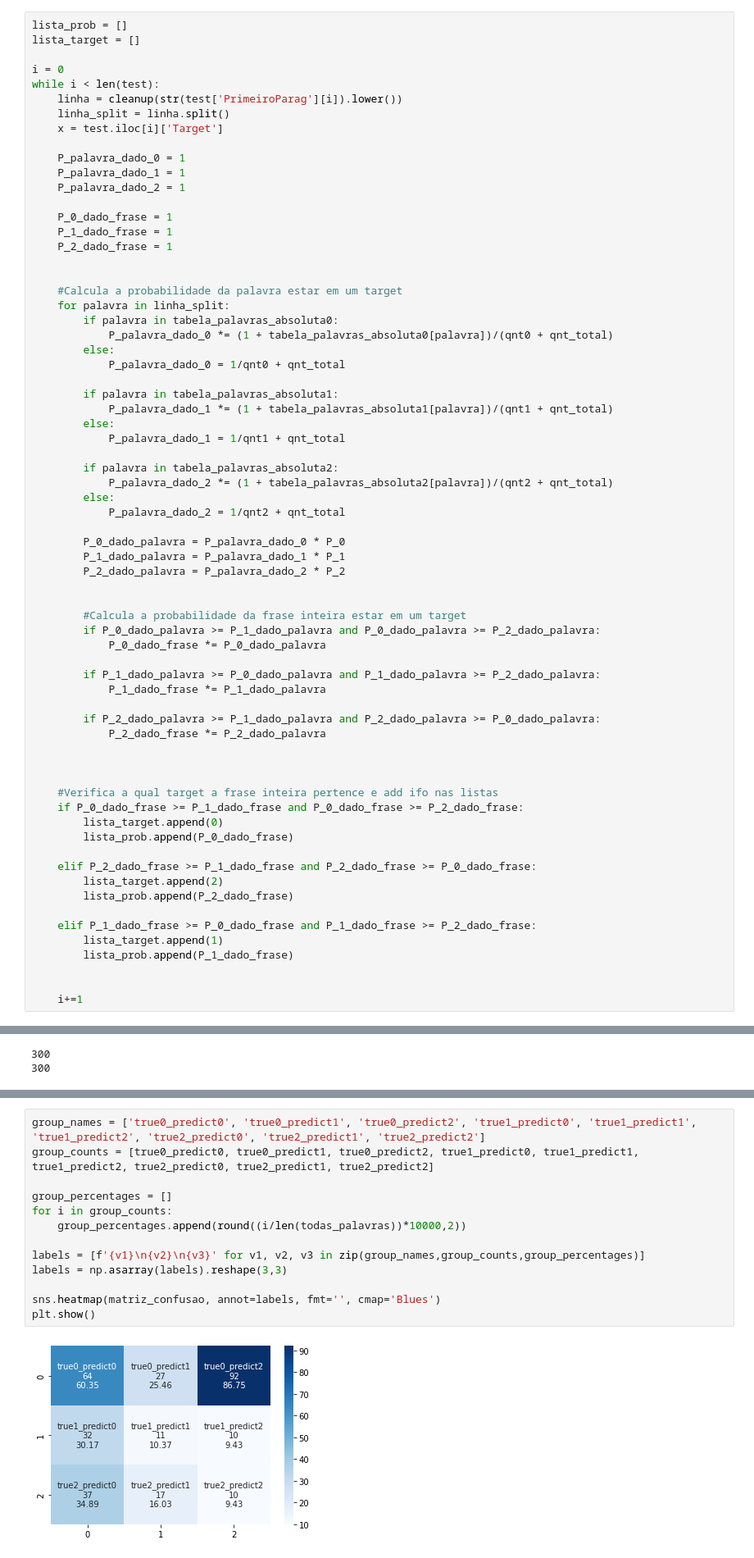
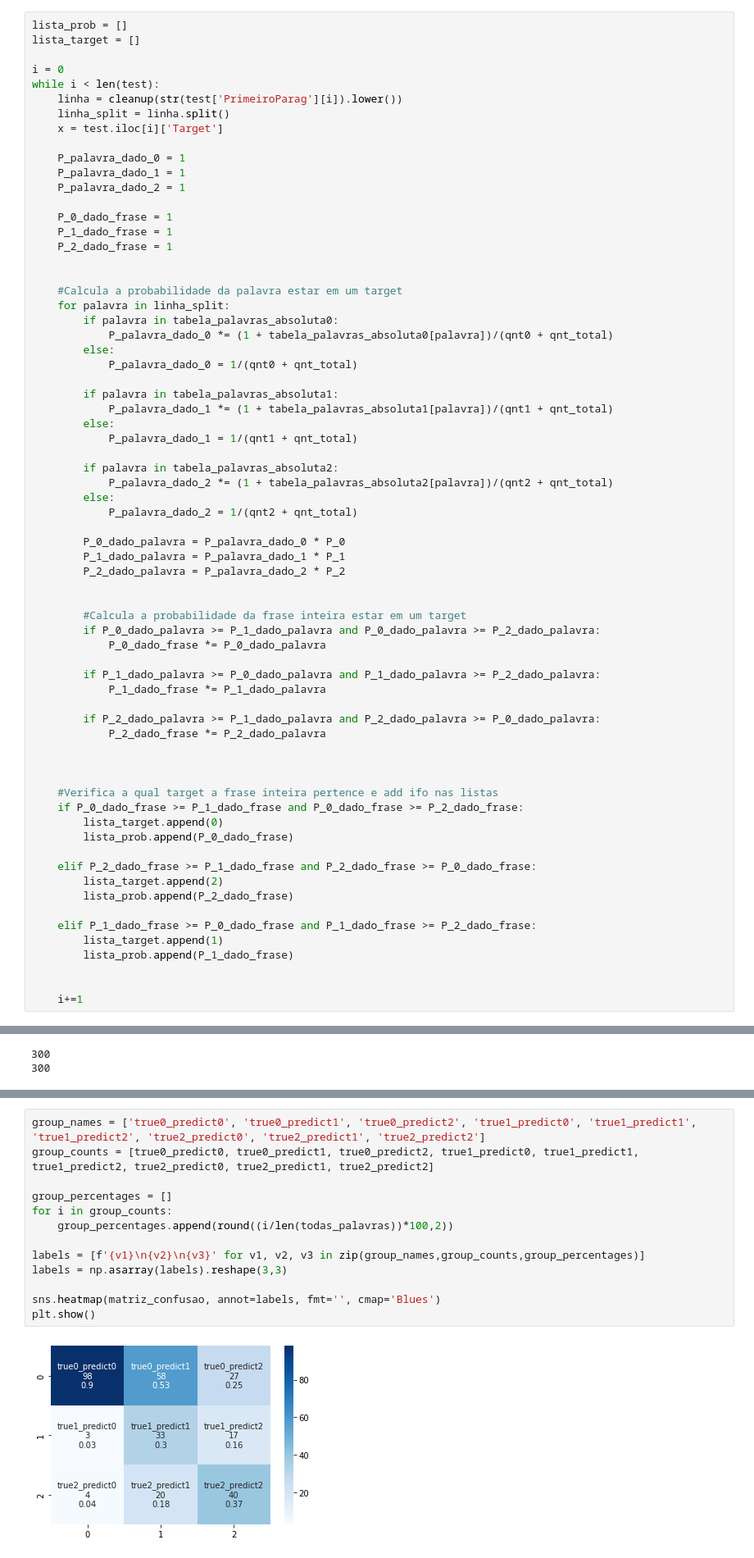
Before and after one commit to insper-classroom/22-2a-cd-p1-grupo_rodrigol5, a Jupyter notebook: notebooks/relatorio.ipynb, the cells around one changed output, grey strips where cells are left out. Shown: that part at 82% size. Drawn from its saved outputs; the diff is of its cells as text.

```diff
--- a/notebooks/relatorio.ipynb
+++ b/notebooks/relatorio.ipynb
@@ -144,17 +144,17 @@ while i < len(test):
         if palavra in tabela_palavras_absoluta0:
             P_palavra_dado_0 *= (1 + tabela_palavras_absoluta0[palavra])/(qnt0 + qnt_total)
         else:
-            P_palavra_dado_0 = 1/qnt0 + qnt_total
+            P_palavra_dado_0 = 1/(qnt0 + qnt_total)
 
         if palavra in tabela_palavras_absoluta1:
             P_palavra_dado_1 *= (1 + tabela_palavras_absoluta1[palavra])/(qnt1 + qnt_total)
         else:
-            P_palavra_dado_1 = 1/qnt1 + qnt_total
+            P_palavra_dado_1 = 1/(qnt1 + qnt_total)
 
         if palavra in tabela_palavras_absoluta2:
             P_palavra_dado_2 *= (1 + tabela_palavras_absoluta2[palavra])/(qnt2 + qnt_total)
         else:
-            P_palavra_dado_2 = 1/qnt2 + qnt_total
+            P_palavra_dado_2 = 1/(qnt2 + qnt_total)
 
         P_0_dado_palavra = P_palavra_dado_0 * P_0
         P_1_dado_palavra = P_palavra_dado_1 * P_1
@@ -219,18 +222,18 @@ print(matriz_confusao)
 # %%
 group_names = ['true0_predict0', 'true0_predict1', 'true0_predict2', 'true1_predict0', 'true1_predict1', 'true1_predict2', 'true2_predict0', 'true2_predict1', 'true2_predict2']
 group_counts = [true0_predict0, true0_predict1, true0_predict2, true1_predict0, true1_predict1, true1_predict2, true2_predict0, true2_predict1, true2_predict2]
 
 group_percentages = []
 for i in group_counts:
-    group_percentages.append(round((i/len(todas_palavras))*10000,2))
+    group_percentages.append(round((i/len(todas_palavras))*100,2))
 
 labels = [f'{v1}\n{v2}\n{v3}' for v1, v2, v3 in zip(group_names,group_counts,group_percentages)]
 labels = np.asarray(labels).reshape(3,3)
 
 sns.heatmap(matriz_confusao, annot=labels, fmt='', cmap='Blues')
 plt.show()
 # %% [output]
-[figure, old version]
+[figure, new version]
 # %% [markdown]
 ___
 ### Concluindo
```
Also changed, not shown: parts of 1 cell of this notebook.
